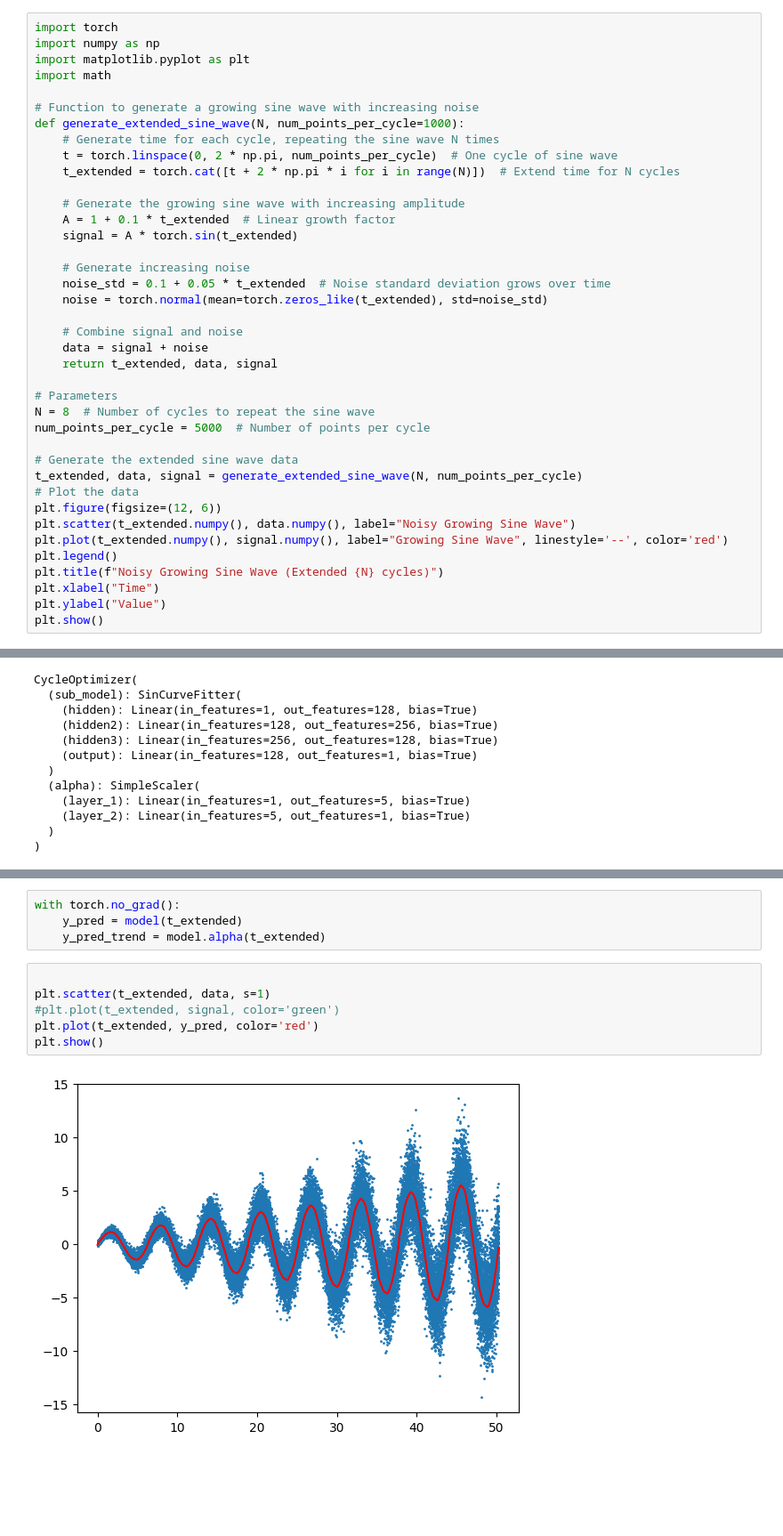
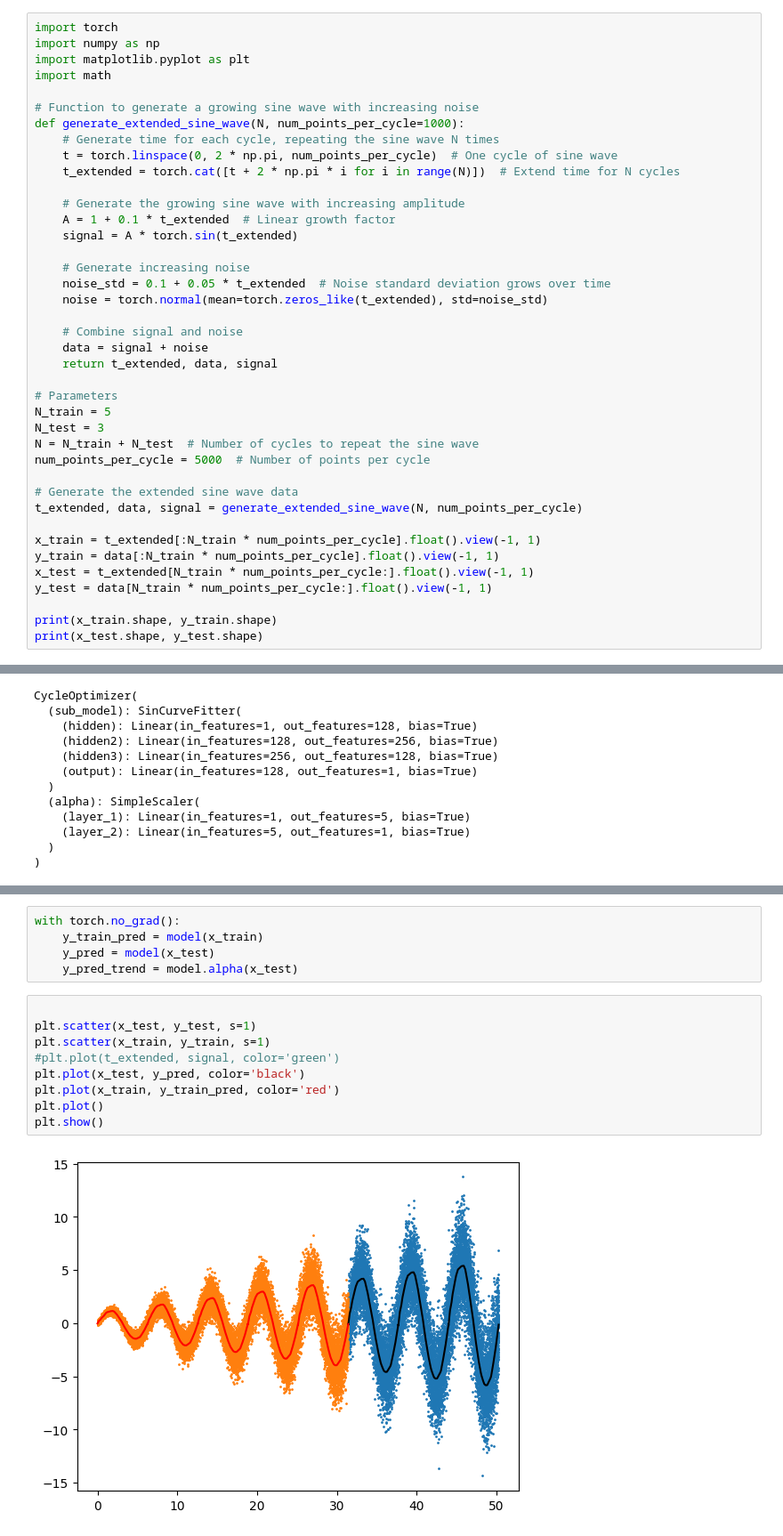
Before and after one commit to bs7280/pytorch-examples, a Jupyter notebook: notebooks/pytorch-exp-cycle-detector.ipynb, the cells around one changed output, grey strips where cells are left out. Shown at 89% size. Cells and saved outputs as stored; diff of their text form; blank space fills up the shorter version.

Commit message:
train test split on cycle detector

```diff
--- a/notebooks/pytorch-exp-cycle-detector.ipynb
+++ b/notebooks/pytorch-exp-cycle-detector.ipynb
@@ -45,18 +45,19 @@ def generate_extended_sine_wave(N, num_points_per_cycle=1000):
     return t_extended, data, signal
 
 # Parameters
-N = 8  # Number of cycles to repeat the sine wave
+N_train = 5
+N_test = 3
+N = N_train + N_test  # Number of cycles to repeat the sine wave
 num_points_per_cycle = 5000  # Number of points per cycle
 
 # Generate the extended sine wave data
 t_extended, data, signal = generate_extended_sine_wave(N, num_points_per_cycle)
-# Plot the data
-plt.figure(figsize=(12, 6))
-plt.scatter(t_extended.numpy(), data.numpy(), label="Noisy Growing Sine Wave")
-plt.plot(t_extended.numpy(), signal.numpy(), label="Growing Sine Wave", linestyle='--', color='red')
-plt.legend()
-plt.title(f"Noisy Growing Sine Wave (Extended {N} cycles)")
-plt.xlabel("Time")
-plt.ylabel("Value")
-plt.show()
+
+x_train = t_extended[:N_train * num_points_per_cycle].float().view(-1, 1)
+y_train = data[:N_train * num_points_per_cycle].float().view(-1, 1)
+x_test = t_extended[N_train * num_points_per_cycle:].float().view(-1, 1)
+y_test = data[N_train * num_points_per_cycle:].float().view(-1, 1)
+
+print(x_train.shape, y_train.shape)
+print(x_test.shape, y_test.shape)
 # %% [output]
@@ -186,13 +194,17 @@ Epoch [2100/3000], Loss: 2.3575
 KeyboardInterrupt:
 # %%
 with torch.no_grad():
-    y_pred = model(t_extended)
-    y_pred_trend = model.alpha(t_extended)
+    y_train_pred = model(x_train)
+    y_pred = model(x_test)
+    y_pred_trend = model.alpha(x_test)
 # %%
 
-plt.scatter(t_extended, data, s=1)
+plt.scatter(x_test, y_test, s=1)
+plt.scatter(x_train, y_train, s=1)
 #plt.plot(t_extended, signal, color='green')
-plt.plot(t_extended, y_pred, color='red')
+plt.plot(x_test, y_pred, color='black')
+plt.plot(x_train, y_train_pred, color='red')
+plt.plot()
 plt.show()
 # %% [output]
-[figure, old version]
+[figure, new version]
```
Also changed, not shown: parts of 3 cells of this notebook.
